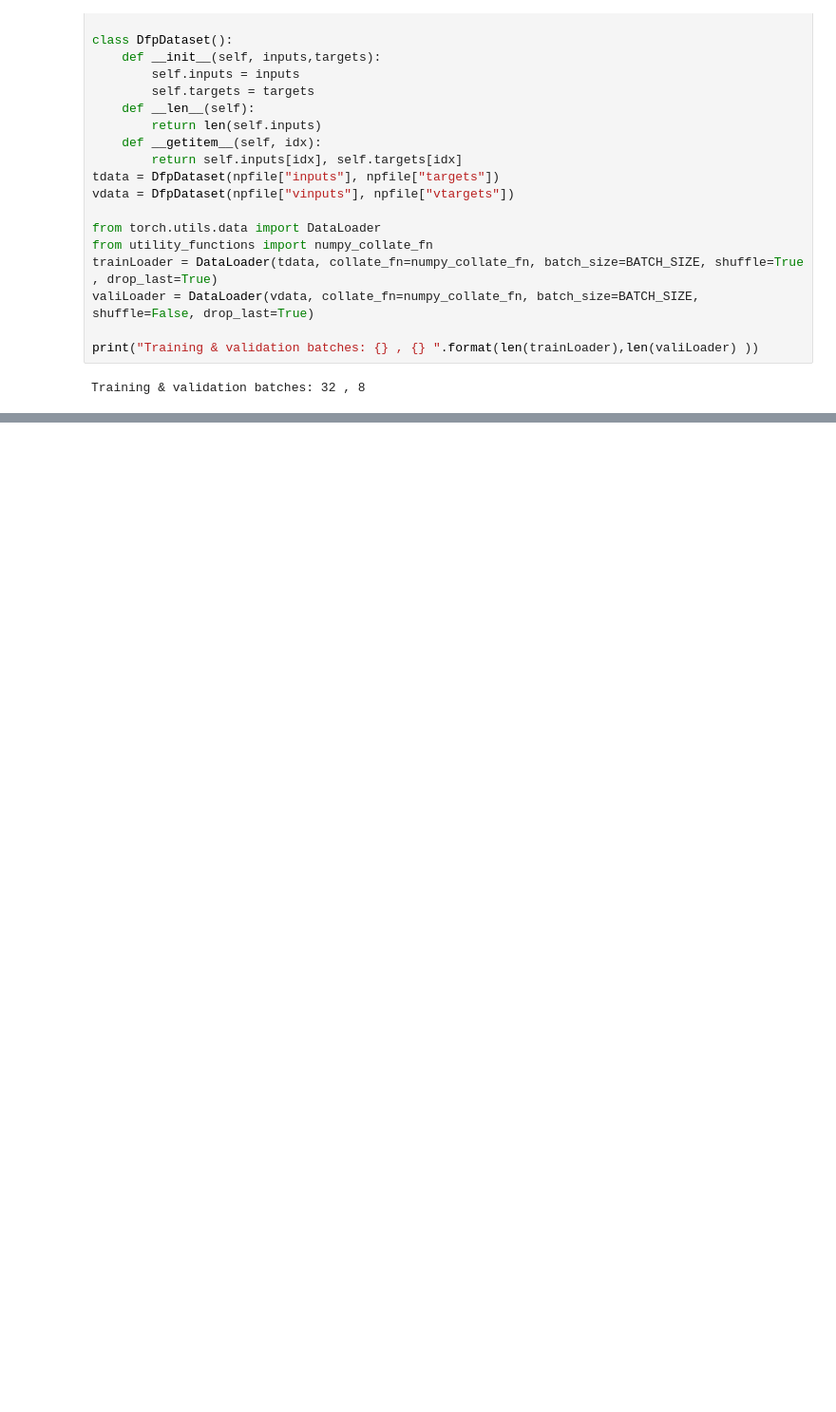
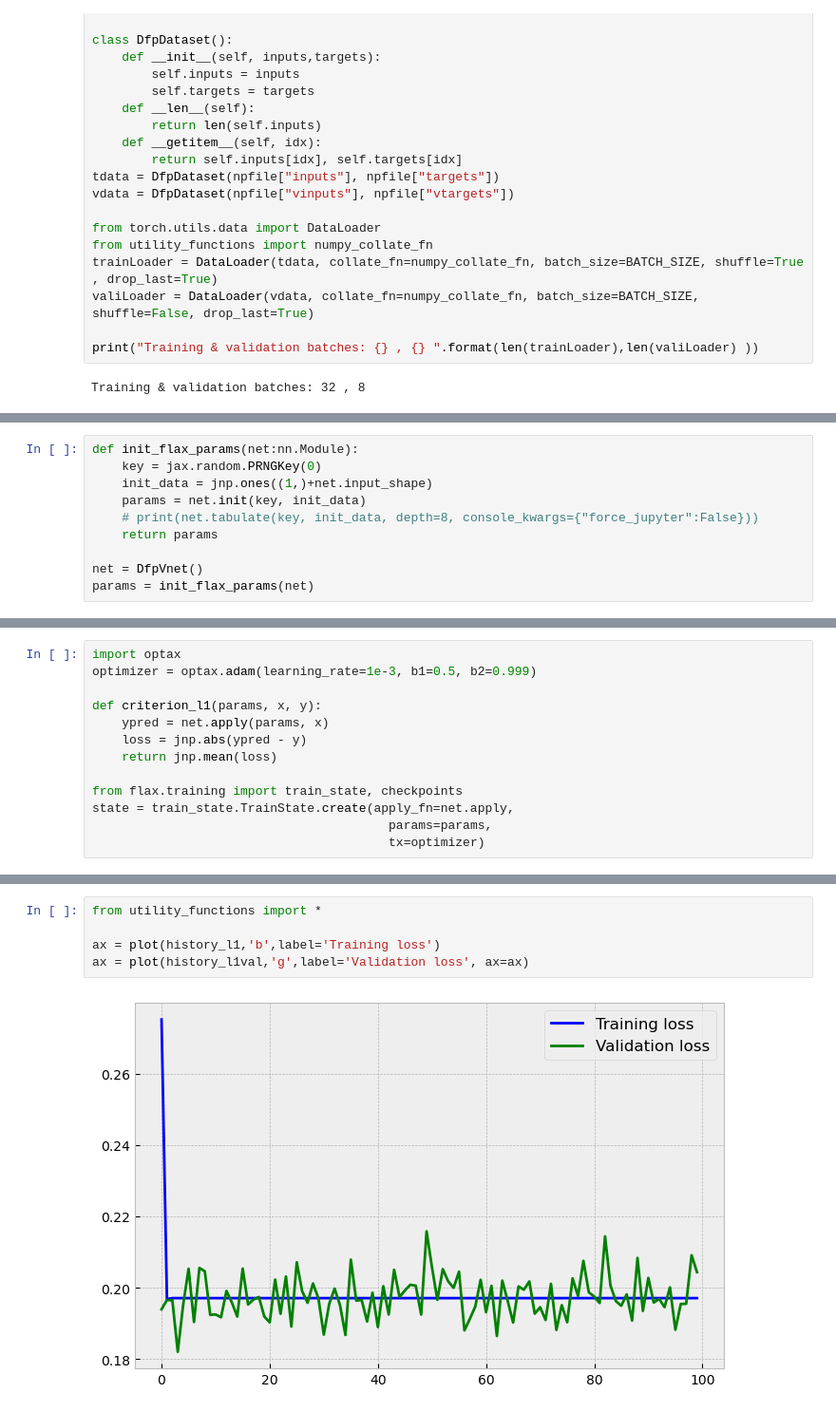
Before and after one commit to ddrous/visual-fluids, a Jupyter notebook: PhysicsBasedDL/supervised_learning_rans.ipynb, the cells around one changed output, grey strips where cells are left out. Shown at 95% size. Saved outputs shown, nothing was run; the diff lists cells and outputs as text; blank space fills up the shorter version.

Commit message:
Completed vnet for rans

```diff
--- a/PhysicsBasedDL/SupervisedLearningRANS.ipynb
+++ b/PhysicsBasedDL/supervised_learning_rans.ipynb
@@ -88,0 +155,10 @@ Training & validation batches: 32 , 8
+# %%
+def init_flax_params(net:nn.Module):
+    key = jax.random.PRNGKey(0)
+    init_data = jnp.ones((1,)+net.input_shape)
+    params = net.init(key, init_data)
+    # print(net.tabulate(key, init_data, depth=8, console_kwargs={"force_jupyter":False}))
+    return params
+
+net = DfpVnet()
+params = init_flax_params(net)
@@ -88,0 +186,13 @@ Training & validation batches: 32 , 8
+# %%
+import optax
+optimizer = optax.adam(learning_rate=1e-3, b1=0.5, b2=0.999)
+
+def criterion_l1(params, x, y):
+    ypred = net.apply(params, x)
+    loss = jnp.abs(ypred - y)
+    return jnp.mean(loss)
+
+from flax.training import train_state, checkpoints
+state = train_state.TrainState.create(apply_fn=net.apply,
+                                        params=params,
+                                        tx=optimizer)
@@ -88,0 +251,7 @@ Training & validation batches: 32 , 8
+# %%
+from utility_functions import *
+
+ax = plot(history_l1,'b',label='Training loss')
+ax = plot(history_l1val,'g',label='Validation loss', ax=ax)
+# %% [output]
+[figure, added]
```
Also changed, not shown: parts of 3 cells of this notebook, 2 other files.
